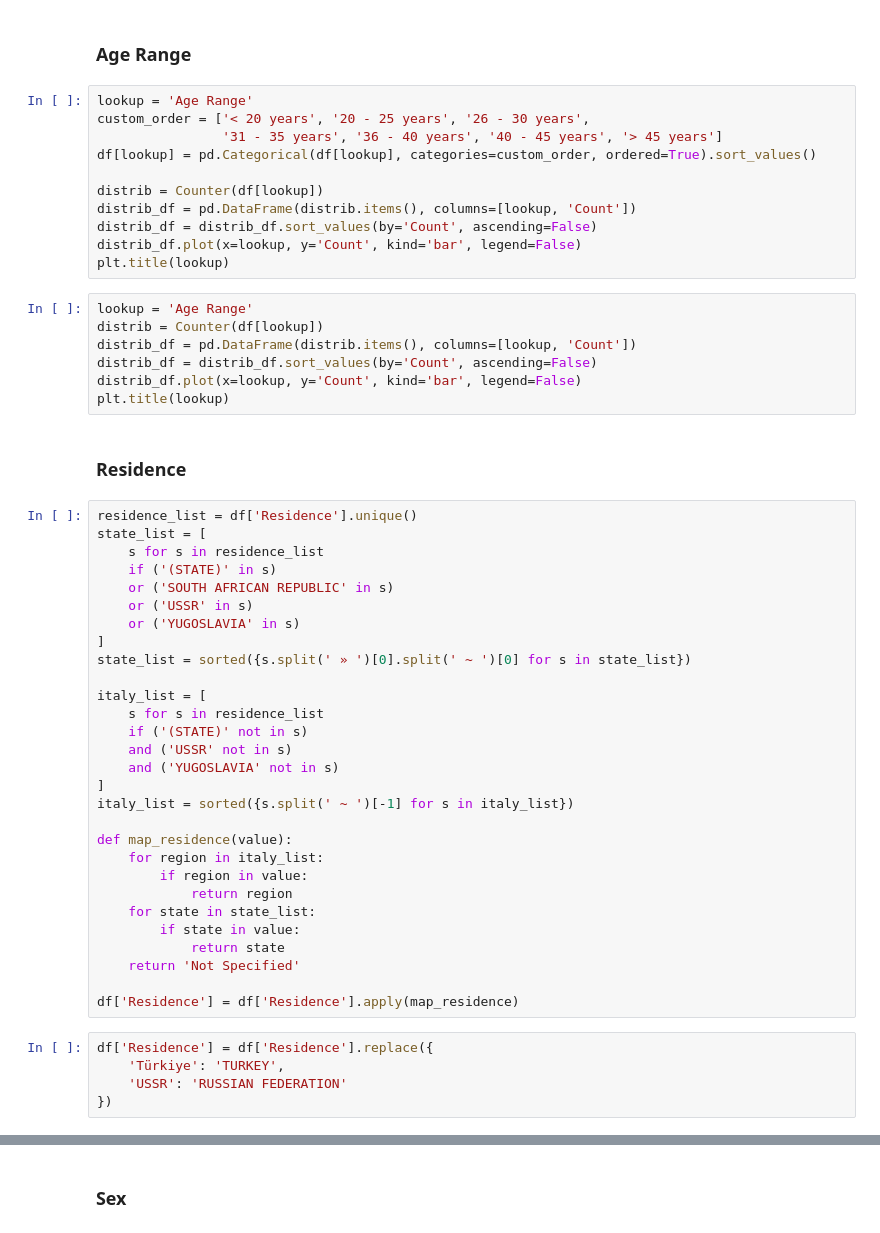
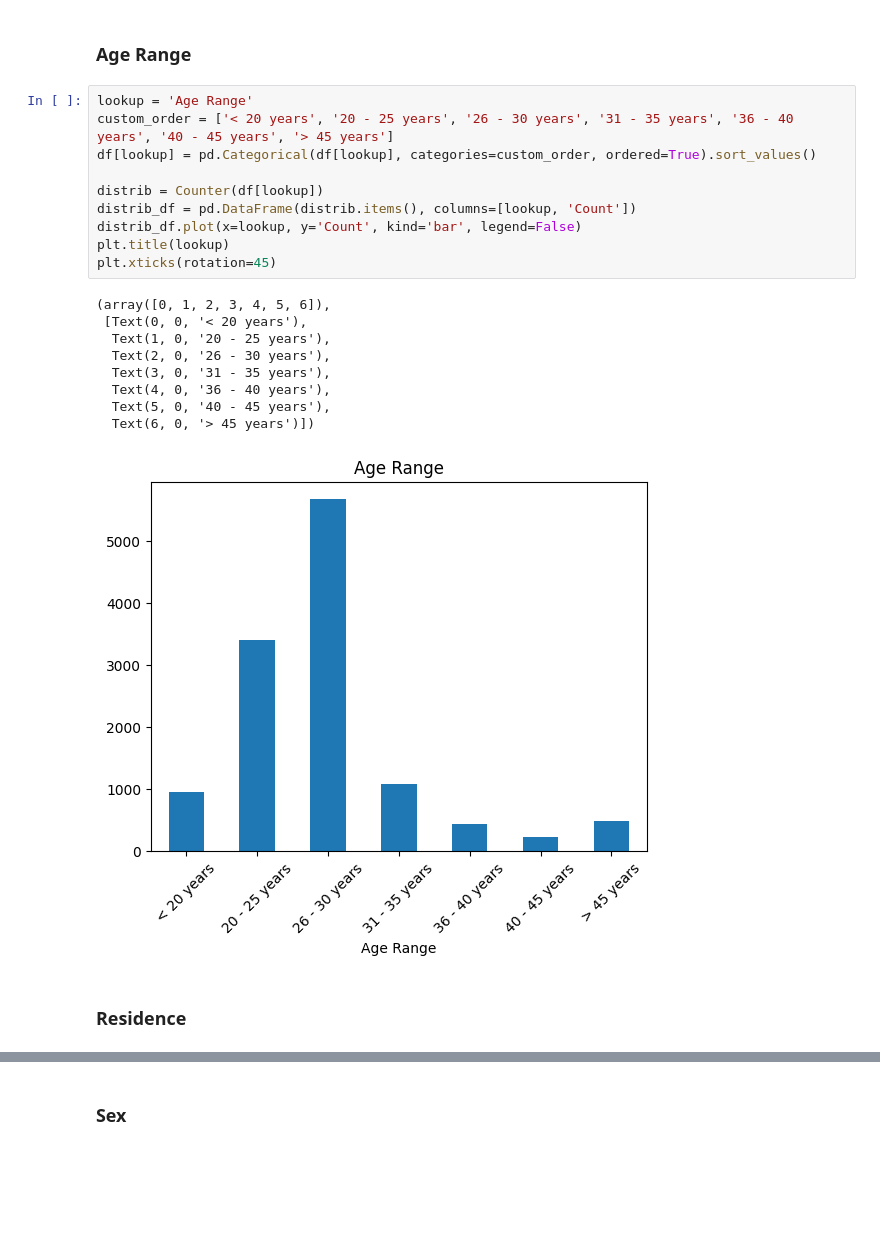
Before and after one commit to bertiandrea/ProjectWork_AEQUITAS_AKKODIS, a Jupyter notebook: code/Akkodis_Dataset_Analysis.ipynb, the cells around one changed output, grey strips where cells are left out. Drawn from its saved outputs; the diff is of its cells as text; blank space fills up the shorter version.

```diff
--- a/code/Akkodis_Dataset_Analysis.ipynb
+++ b/code/Akkodis_Dataset_Analysis.ipynb
@@ -67,55 +205,23 @@ plt.title(lookup)
 ### **Age Range**
 # %%
 lookup = 'Age Range'
-custom_order = ['< 20 years', '20 - 25 years', '26 - 30 years',
-                '31 - 35 years', '36 - 40 years', '40 - 45 years', '> 45 years']
+custom_order = ['< 20 years', '20 - 25 years', '26 - 30 years', '31 - 35 years', '36 - 40 years', '40 - 45 years', '> 45 years']
 df[lookup] = pd.Categorical(df[lookup], categories=custom_order, ordered=True).sort_values()
 
 distrib = Counter(df[lookup])
 distrib_df = pd.DataFrame(distrib.items(), columns=[lookup, 'Count'])
-distrib_df = distrib_df.sort_values(by='Count', ascending=False)
 distrib_df.plot(x=lookup, y='Count', kind='bar', legend=False)
 plt.title(lookup)
+plt.xticks(rotation=45)
+# %% [output]
+(array([0, 1, 2, 3, 4, 5, 6]),
+ [Text(0, 0, '< 20 years'),
+  Text(1, 0, '20 - 25 years'),
+  Text(2, 0, '26 - 30 years'),
+  Text(3, 0, '31 - 35 years'),
+  Text(4, 0, '36 - 40 years'),
+  Text(5, 0, '40 - 45 years'),
+  Text(6, 0, '> 45 years')])
+[figure, added]
-# %%
-lookup = 'Age Range'
-distrib = Counter(df[lookup])
-distrib_df = pd.DataFrame(distrib.items(), columns=[lookup, 'Count'])
-distrib_df = distrib_df.sort_values(by='Count', ascending=False)
-distrib_df.plot(x=lookup, y='Count', kind='bar', legend=False)
-plt.title(lookup)
 # %% [markdown]
 ### **Residence**
-# %%
-residence_list = df['Residence'].unique()
-state_list = [
-    s for s in residence_list
-    if ('(STATE)' in s)
-    or ('SOUTH AFRICAN REPUBLIC' in s)
-    or ('USSR' in s)
-    or ('YUGOSLAVIA' in s)
-]
-state_list = sorted({s.split(' » ')[0].split(' ~ ')[0] for s in state_list})
-
-italy_list = [
-    s for s in residence_list
-    if ('(STATE)' not in s)
-    and ('USSR' not in s)
-    and ('YUGOSLAVIA' not in s)
-]
-italy_list = sorted({s.split(' ~ ')[-1] for s in italy_list})
-
-def map_residence(value):
-    for region in italy_list:
-        if region in value:
-            return region
-    for state in state_list:
-        if state in value:
-            return state
-    return 'Not Specified'
-
-df['Residence'] = df['Residence'].apply(map_residence)
-# %%
-df['Residence'] = df['Residence'].replace({
-    'Türkiye': 'TURKEY',
-    'USSR': 'RUSSIAN FEDERATION'
-})
```
Also changed, not shown: parts of 60 cells of this notebook.
